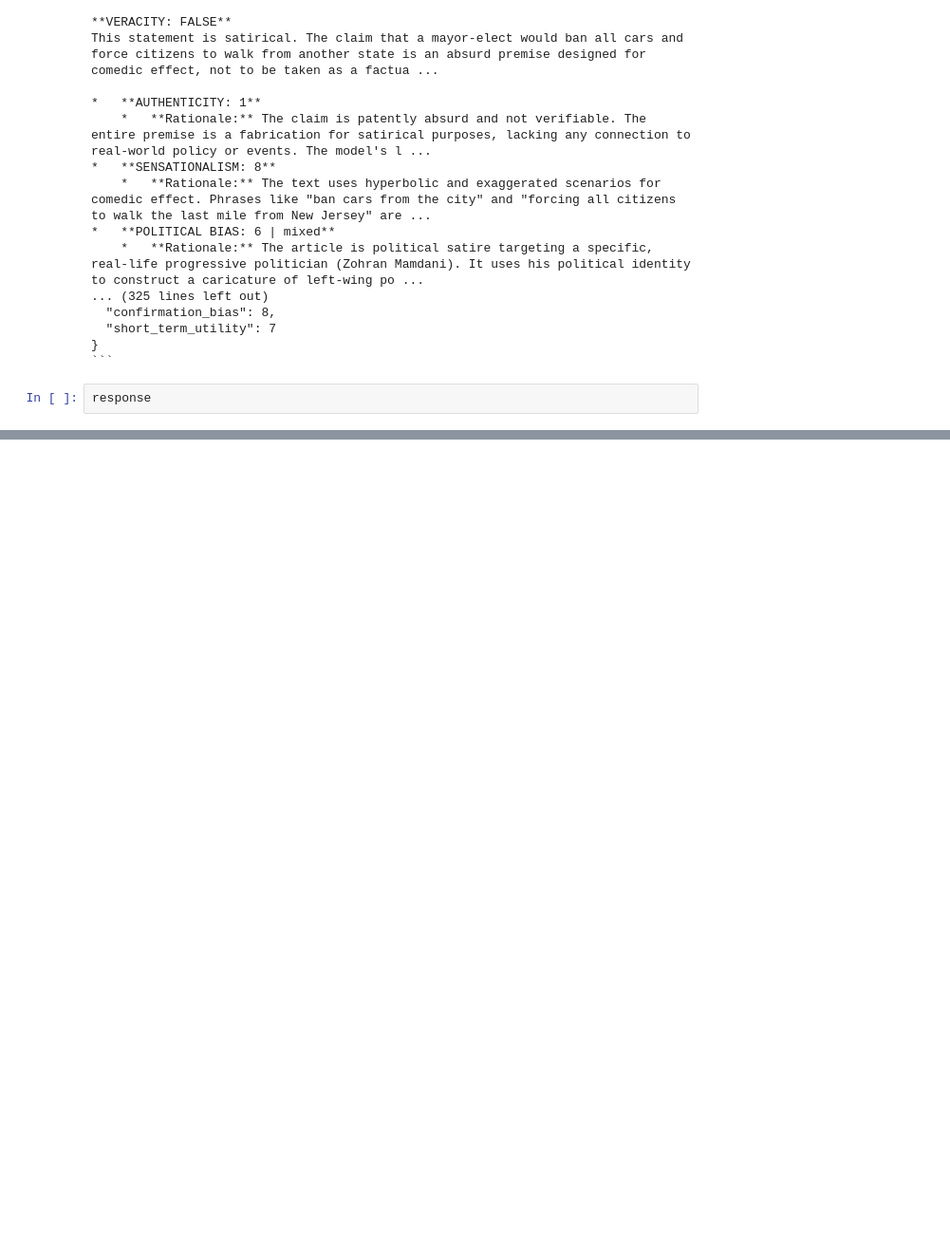
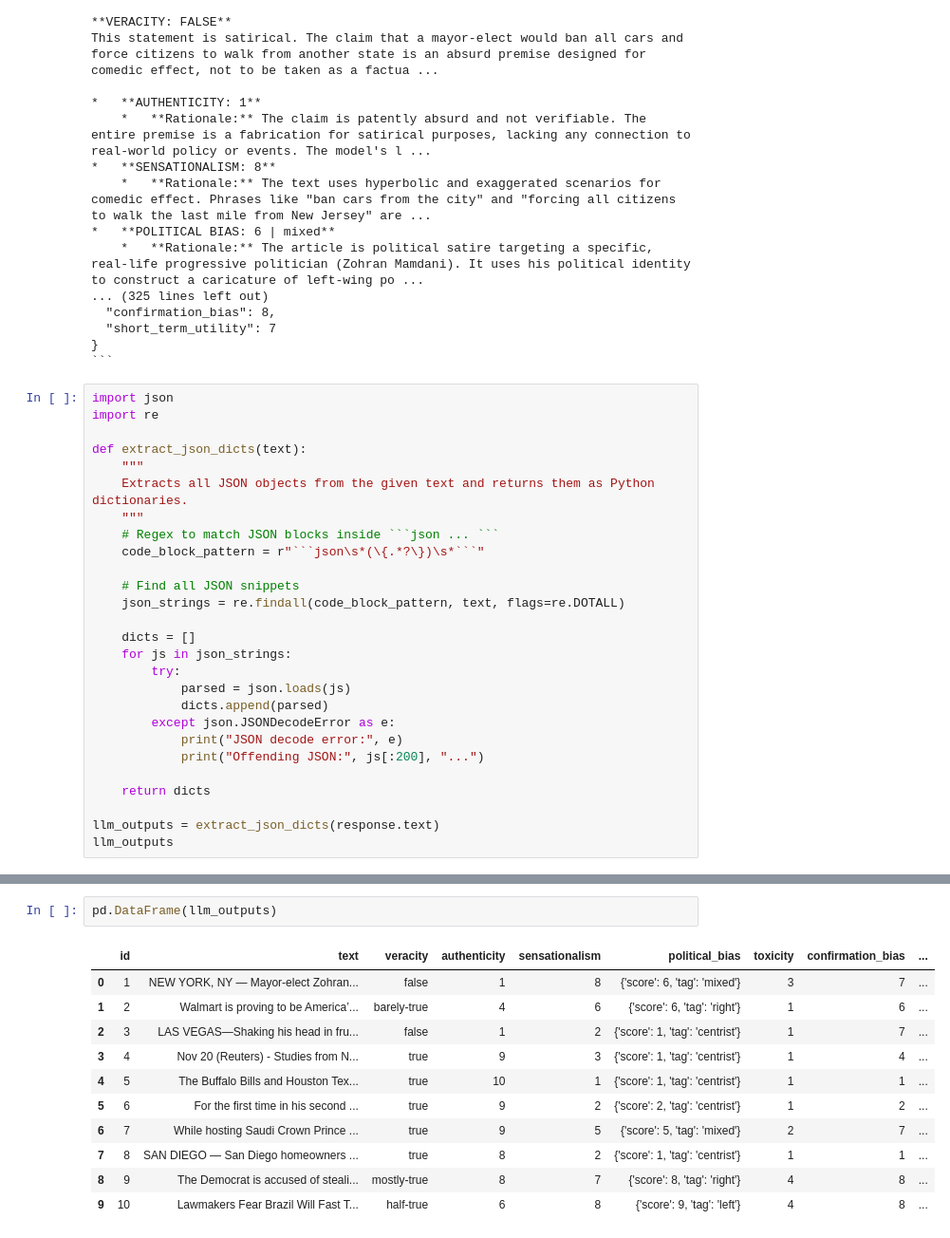
Before and after one commit to chriss-mo/ai4good, a Jupyter notebook: cmo_genai.ipynb, the cells around one changed output, grey strips where cells are left out. Shown at 95% size. Cells and saved outputs as stored; diff of their text form; blank space fills up the shorter version.

````diff
--- a/cmo_genai.ipynb
+++ b/cmo_genai.ipynb
@@ -349,5 +349,30 @@ This statement is satirical. The claim that a mayor-elect would ban all cars and
 }
 ```
 # %%
-response
+import json
+import re
+
+def extract_json_dicts(text):
+    """
+    Extracts all JSON objects from the given text and returns them as Python dictionaries.
+    """
+    # Regex to match JSON blocks inside ```json ... ```
+    code_block_pattern = r"```json\s*(\{.*?\})\s*```"
+
+    # Find all JSON snippets
+    json_strings = re.findall(code_block_pattern, text, flags=re.DOTALL)
+
+    dicts = []
+    for js in json_strings:
+        try:
+            parsed = json.loads(js)
+            dicts.append(parsed)
+        except json.JSONDecodeError as e:
+            print("JSON decode error:", e)
+            print("Offending JSON:", js[:200], "...")
+
+    return dicts
+
+llm_outputs = extract_json_dicts(response.text)
+llm_outputs
 # %% [output]
@@ -418,0 +396,14 @@ test_df
+# %%
+pd.DataFrame(llm_outputs)
+# %% [output]
+|  | id | text | veracity | authenticity | sensationalism | political_bias | toxicity | confirmation_bias | ... |
+| 0 | 1 | NEW YORK, NY — Mayor-elect Zohran... | false | 1 | 8 | {'score': 6, 'tag': 'mixed'} | 3 | 7 | ... |
+| 1 | 2 | Walmart is proving to be America’... | barely-true | 4 | 6 | {'score': 6, 'tag': 'right'} | 1 | 6 | ... |
+| 2 | 3 | LAS VEGAS—Shaking his head in fru... | false | 1 | 2 | {'score': 1, 'tag': 'centrist'} | 1 | 7 | ... |
+| 3 | 4 | Nov 20 (Reuters) - Studies from N... | true | 9 | 3 | {'score': 1, 'tag': 'centrist'} | 1 | 4 | ... |
+| 4 | 5 | The Buffalo Bills and Houston Tex... | true | 10 | 1 | {'score': 1, 'tag': 'centrist'} | 1 | 1 | ... |
+| 5 | 6 | For the first time in his second ... | true | 9 | 2 | {'score': 2, 'tag': 'centrist'} | 1 | 2 | ... |
+| 6 | 7 | While hosting Saudi Crown Prince ... | true | 9 | 5 | {'score': 5, 'tag': 'mixed'} | 2 | 7 | ... |
+| 7 | 8 | SAN DIEGO — San Diego homeowners ... | true | 8 | 2 | {'score': 1, 'tag': 'centrist'} | 1 | 1 | ... |
+| 8 | 9 | The Democrat is accused of steali... | mostly-true | 8 | 7 | {'score': 8, 'tag': 'right'} | 4 | 8 | ... |
+| 9 | 10 | Lawmakers Fear Brazil Will Fast T... | half-true | 6 | 8 | {'score': 9, 'tag': 'left'} | 4 | 8 | ... |
````
Also changed, not shown: parts of 3 cells of this notebook.
